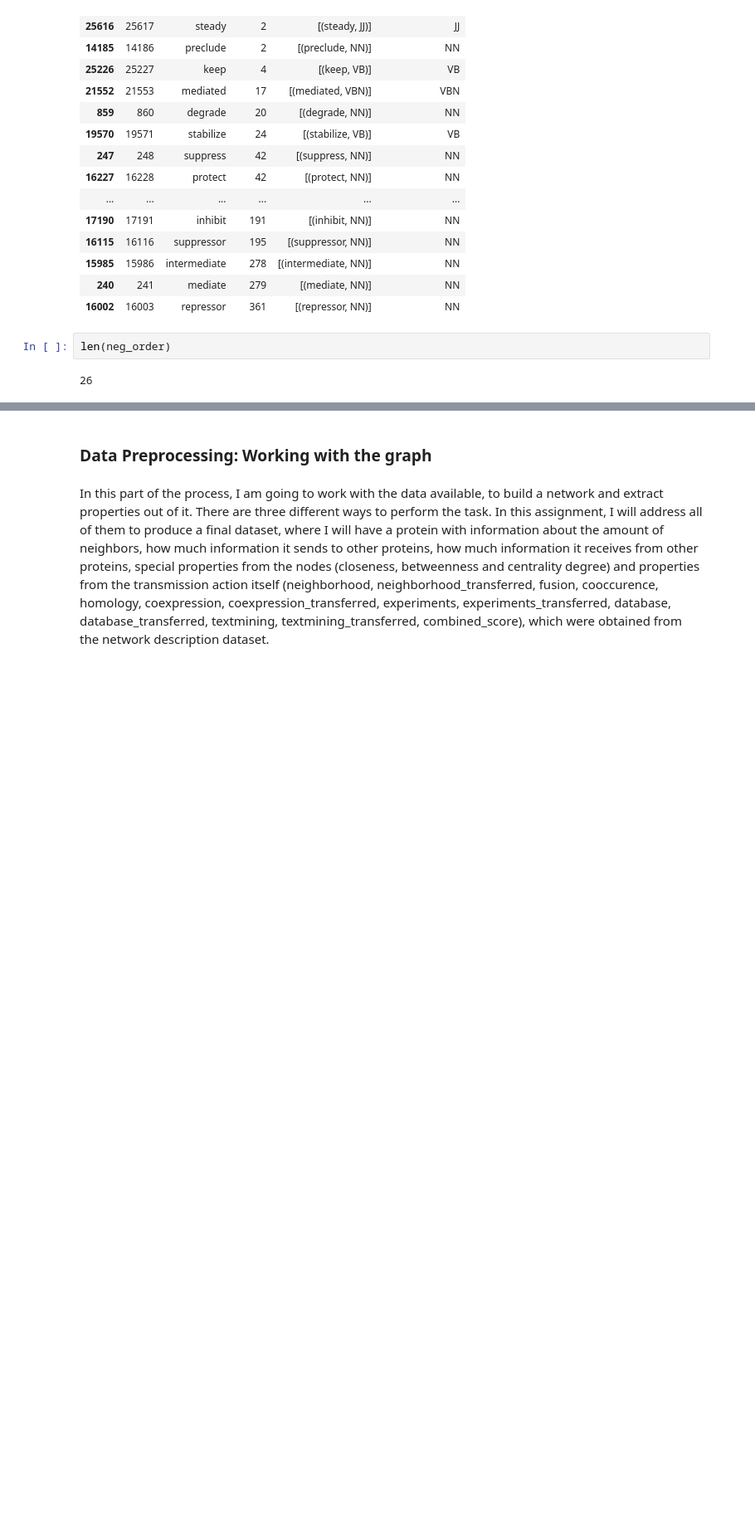
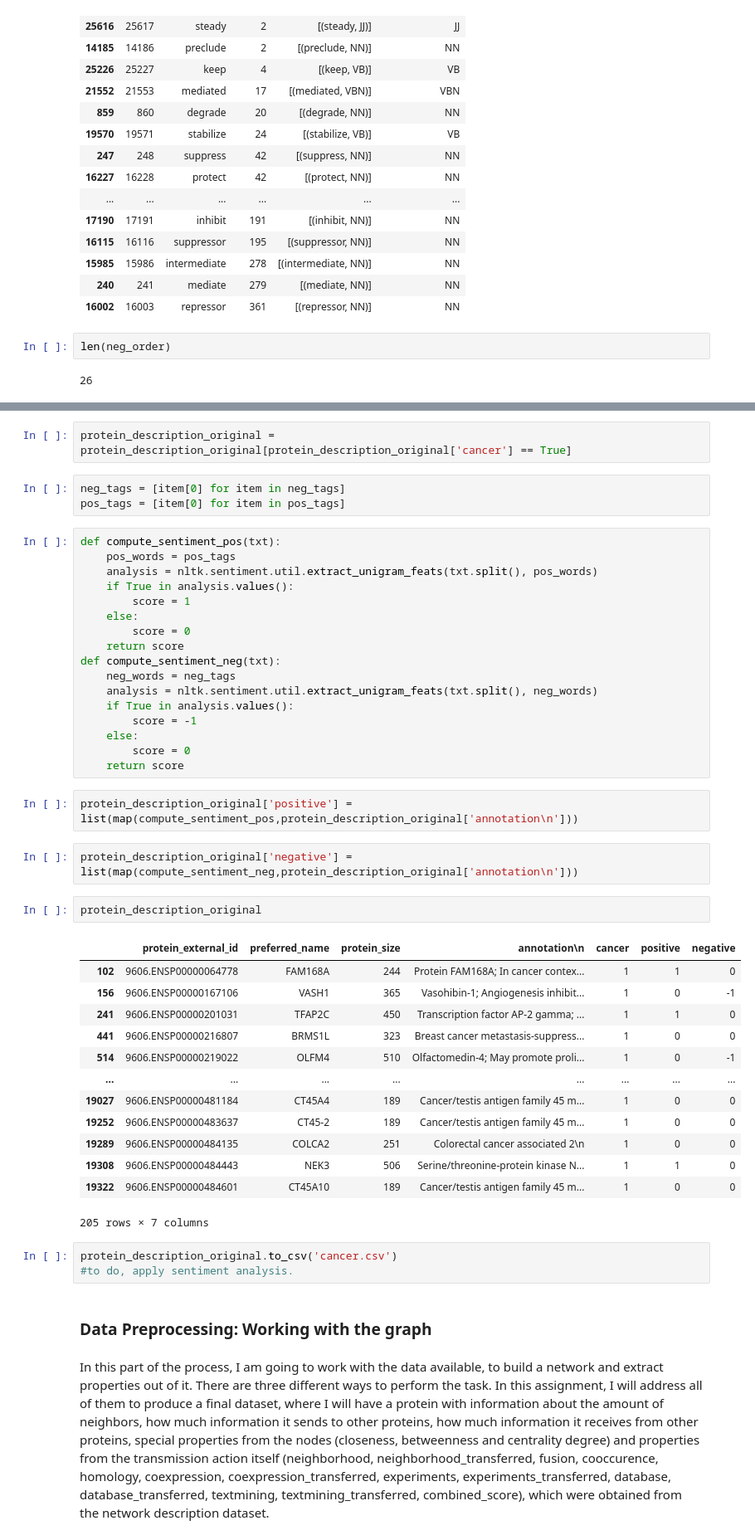
Before and after one commit to nonameforpirate2/DNA, a Jupyter notebook: NetworkAnalysis.ipynb, the cells around one changed output, grey strips where cells are left out. Shown: that part at 83% size. Drawn from its saved outputs; the diff is of its cells as text; blank space fills up the shorter version.

```diff
--- a/NetworkAnalysis.ipynb
+++ b/NetworkAnalysis.ipynb
@@ -602,3 +637,48 @@ len(neg_order)
+# %%
+protein_description_original = protein_description_original[protein_description_original['cancer'] == True]
+# %%
+neg_tags = [item[0] for item in neg_tags]
+pos_tags = [item[0] for item in pos_tags]
+# %%
+def compute_sentiment_pos(txt):
+    pos_words = pos_tags
+    analysis = nltk.sentiment.util.extract_unigram_feats(txt.split(), pos_words)
+    if True in analysis.values():
+        score = 1
+    else:
+        score = 0
+    return score
+def compute_sentiment_neg(txt):
+    neg_words = neg_tags
+    analysis = nltk.sentiment.util.extract_unigram_feats(txt.split(), neg_words)
+    if True in analysis.values():
+        score = -1
+    else:
+        score = 0
+    return score
+# %%
+protein_description_original['positive'] = list(map(compute_sentiment_pos,protein_description_original['annotation\n']))
+# %%
+protein_description_original['negative'] = list(map(compute_sentiment_neg,protein_description_original['annotation\n']))
+# %%
+protein_description_original
+# %% [output]
+|  | protein_external_id | preferred_name | protein_size | annotation\n | cancer | positive | negative |
+| 102 | 9606.ENSP00000064778 | FAM168A | 244 | Protein FAM168A; In cancer contex... | 1 | 1 | 0 |
+| 156 | 9606.ENSP00000167106 | VASH1 | 365 | Vasohibin-1; Angiogenesis inhibit... | 1 | 0 | -1 |
+| 241 | 9606.ENSP00000201031 | TFAP2C | 450 | Transcription factor AP-2 gamma; ... | 1 | 1 | 0 |
+| 441 | 9606.ENSP00000216807 | BRMS1L | 323 | Breast cancer metastasis-suppress... | 1 | 0 | 0 |
+| 514 | 9606.ENSP00000219022 | OLFM4 | 510 | Olfactomedin-4; May promote proli... | 1 | 0 | -1 |
+| ... | ... | ... | ... | ... | ... | ... | ... |
+| 19027 | 9606.ENSP00000481184 | CT45A4 | 189 | Cancer/testis antigen family 45 m... | 1 | 0 | 0 |
+| 19252 | 9606.ENSP00000483637 | CT45-2 | 189 | Cancer/testis antigen family 45 m... | 1 | 0 | 0 |
+| 19289 | 9606.ENSP00000484135 | COLCA2 | 251 | Colorectal cancer associated 2\n | 1 | 0 | 0 |
+| 19308 | 9606.ENSP00000484443 | NEK3 | 506 | Serine/threonine-protein kinase N... | 1 | 1 | 0 |
+| 19322 | 9606.ENSP00000484601 | CT45A10 | 189 | Cancer/testis antigen family 45 m... | 1 | 0 | 0 |
+205 rows × 7 columns
+# %%
+protein_description_original.to_csv('cancer.csv')
+#to do, apply sentiment analysis.
 # %% [markdown]
 ### Data Preprocessing: Working with the graph
 # %% [markdown]
```
Also changed, not shown: parts of 8 cells of this notebook.
